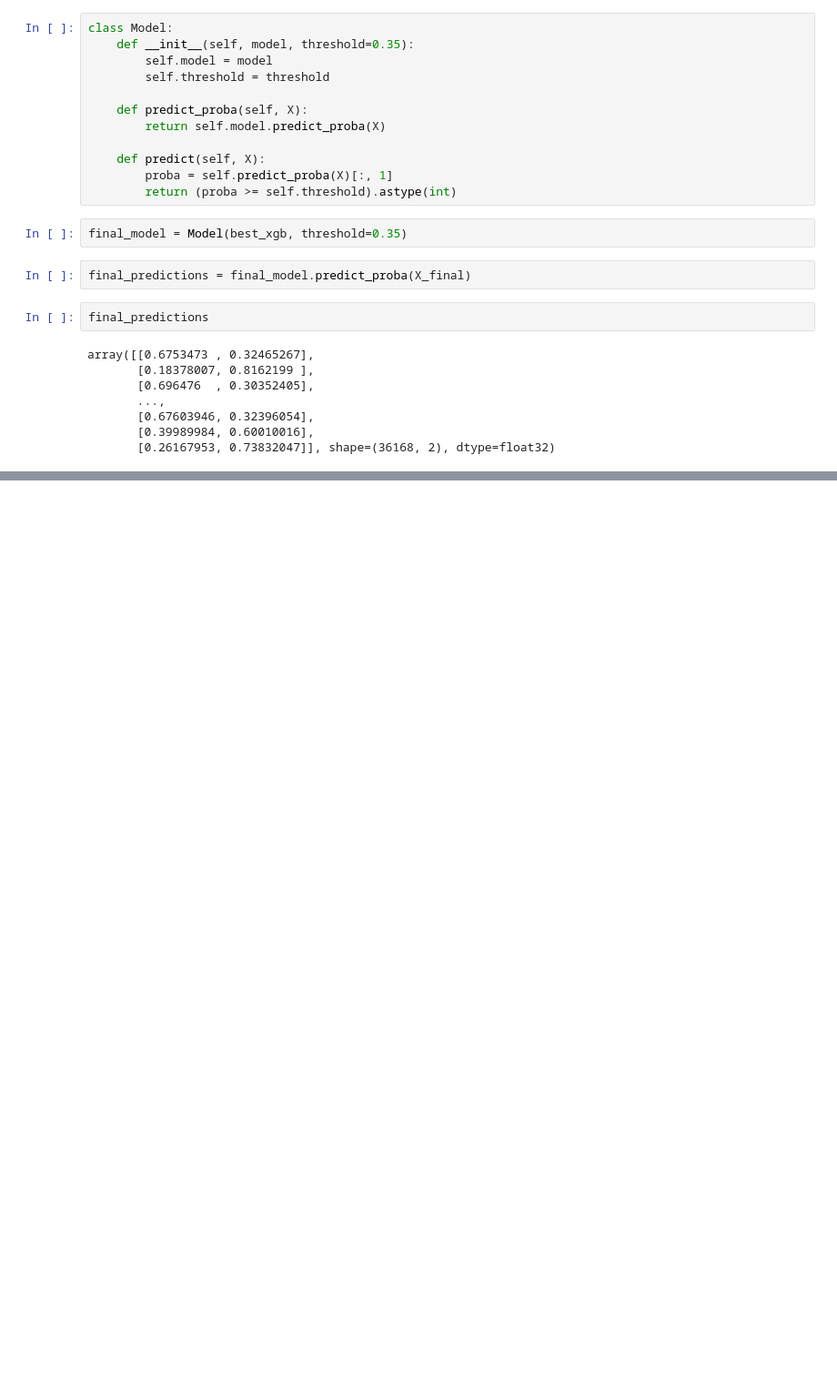
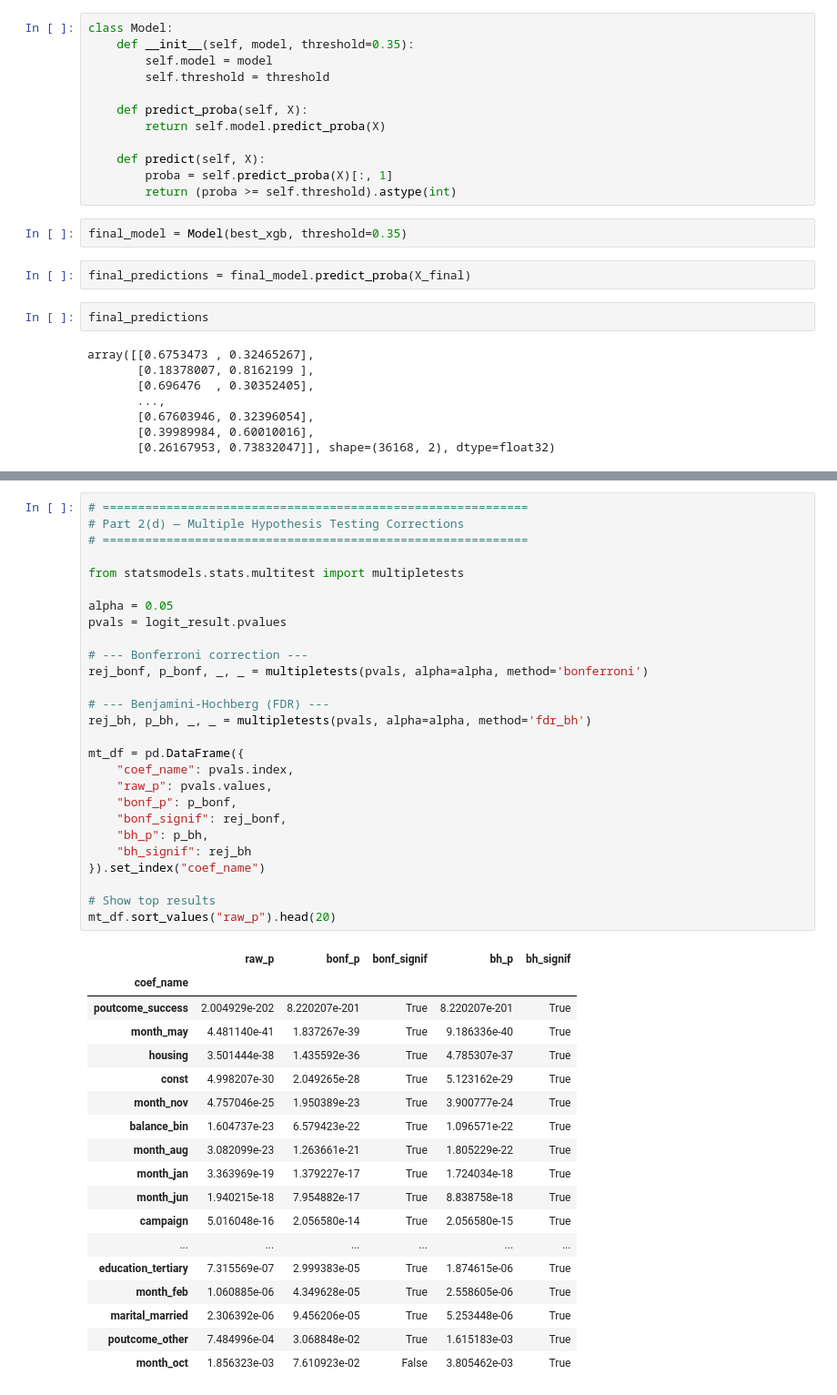
Before and after one commit to ohm1129/MSE_226_FP, a Jupyter notebook: models/bank-marketing-project.ipynb, the cells around one changed output, grey strips where cells are left out. Shown: that part at 91% size. Cells and saved outputs as stored; diff of their text form; blank space fills up the shorter version.

```diff
--- a/models/bank-marketing-project.ipynb
+++ b/models/bank-marketing-project.ipynb
@@ -1314,0 +1752,46 @@ array([[0.6753473 , 0.32465267],
+# %%
+# ============================================================
+# Part 2(d) — Multiple Hypothesis Testing Corrections
+# ============================================================
+
+from statsmodels.stats.multitest import multipletests
+
+alpha = 0.05
+pvals = logit_result.pvalues
+
+# --- Bonferroni correction ---
+rej_bonf, p_bonf, _, _ = multipletests(pvals, alpha=alpha, method='bonferroni')
+
+# --- Benjamini-Hochberg (FDR) ---
+rej_bh, p_bh, _, _ = multipletests(pvals, alpha=alpha, method='fdr_bh')
+
+mt_df = pd.DataFrame({
+    "coef_name": pvals.index,
+    "raw_p": pvals.values,
+    "bonf_p": p_bonf,
+    "bonf_signif": rej_bonf,
+    "bh_p": p_bh,
+    "bh_signif": rej_bh
+}).set_index("coef_name")
+
+# Show top results
+mt_df.sort_values("raw_p").head(20)
+# %% [output]
+|  | raw_p | bonf_p | bonf_signif | bh_p | bh_signif |
+| coef_name |  |  |  |  |  |
+| poutcome_success | 2.004929e-202 | 8.220207e-201 | True | 8.220207e-201 | True |
+| month_may | 4.481140e-41 | 1.837267e-39 | True | 9.186336e-40 | True |
+| housing | 3.501444e-38 | 1.435592e-36 | True | 4.785307e-37 | True |
+| const | 4.998207e-30 | 2.049265e-28 | True | 5.123162e-29 | True |
+| month_nov | 4.757046e-25 | 1.950389e-23 | True | 3.900777e-24 | True |
+| balance_bin | 1.604737e-23 | 6.579423e-22 | True | 1.096571e-22 | True |
+| month_aug | 3.082099e-23 | 1.263661e-21 | True | 1.805229e-22 | True |
+| month_jan | 3.363969e-19 | 1.379227e-17 | True | 1.724034e-18 | True |
+| month_jun | 1.940215e-18 | 7.954882e-17 | True | 8.838758e-18 | True |
+| campaign | 5.016048e-16 | 2.056580e-14 | True | 2.056580e-15 | True |
+| ... | ... | ... | ... | ... | ... |
+| education_tertiary | 7.315569e-07 | 2.999383e-05 | True | 1.874615e-06 | True |
+| month_feb | 1.060885e-06 | 4.349628e-05 | True | 2.558605e-06 | True |
+| marital_married | 2.306392e-06 | 9.456206e-05 | True | 5.253448e-06 | True |
+| poutcome_other | 7.484996e-04 | 3.068848e-02 | True | 1.615183e-03 | True |
+| month_oct | 1.856323e-03 | 7.610923e-02 | False | 3.805462e-03 | True |
```
Also changed, not shown: parts of 14 cells of this notebook.
